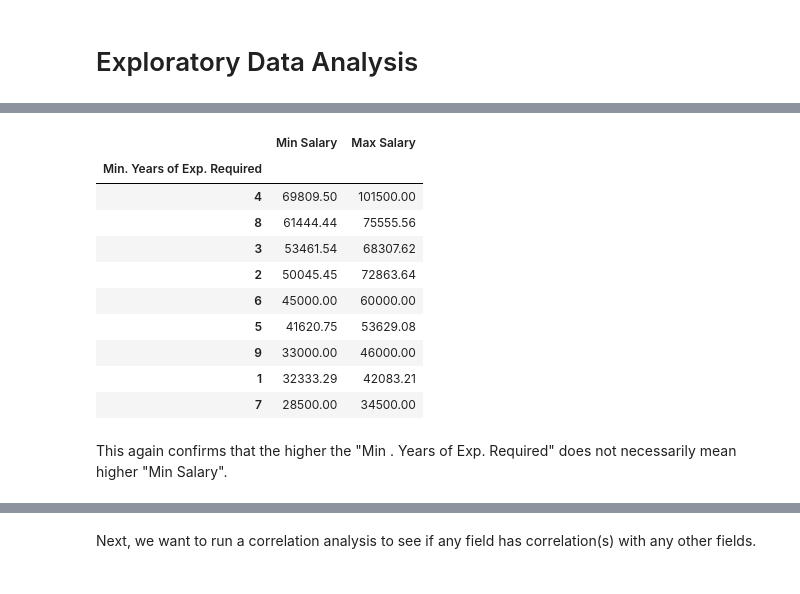
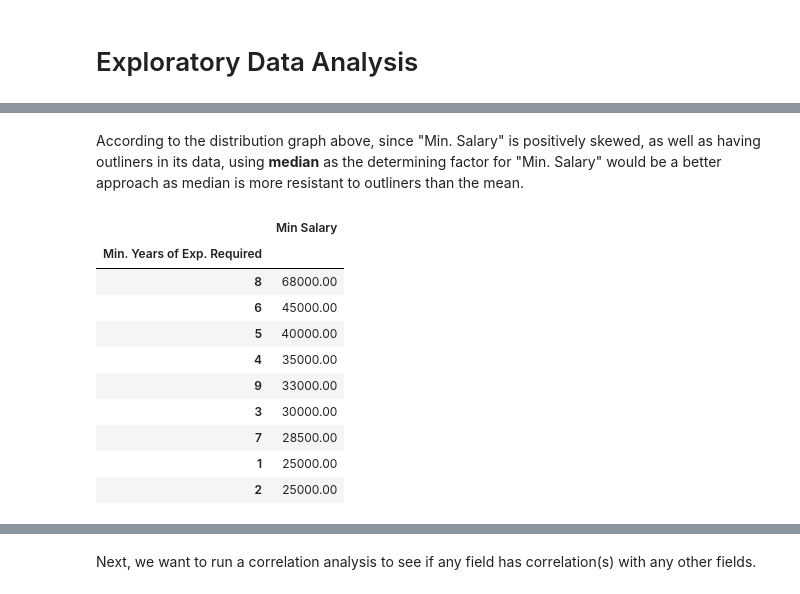
Before and after one commit to heiinhei911/job-insights, a Jupyter notebook: analysis.ipynb, the cells around one changed output, grey strips where cells are left out. Saved outputs shown, nothing was run; the diff lists cells and outputs as text; code cells hidden in the pictures.

```diff
--- a/analysis.ipynb
+++ b/analysis.ipynb
@@ -52,6 +53,9 @@ from pathlib import Path
 # Define constants
 INPUT_PATH = "./jobs/"
 OUTPUT_PATH = "./transformed/"
+
+# MATH CONSTANTS
+IQR_SCALE = 1.5
 # %%
 # Set the max no. of rows displayed to unlimited (useful when looking at the full dataframe)
 pd.set_option('display.max_rows', None)
@@ -643,8 +650,10 @@ array([ 34000,  19000,  40000,  50000,  60000, 700000,  45000,  32000,
 # %%
-# Boxplot of "Min. Years of Exp. Required" vs. "Min Salary"
+# Boxplot of "Min. Years of Exp. Required" vs. "Min Salary" with outliners removed
 df_yoe_min_salary = df_clean[["Min. Years of Exp. Required", "Min Salary"]]
-df_yoe_min_salary_nan_removed = df_yoe_min_salary[~(df_yoe_min_salary["Min Salary"]==0)].dropna()
+df_yoe_min_salary_nan_removed = df_yoe_min_salary[df_yoe_min_salary["Min Salary"]>0].dropna()
 
-sns.boxplot(x=df_yoe_min_salary_nan_removed["Min. Years of Exp. Required"], y=df_yoe_min_salary_nan_removed["Min Salary"], showfliers=False)
+sns.boxplot(x=df_yoe_min_salary_nan_removed["Min. Years of Exp. Required"], y=df_yoe_min_salary_nan_removed["Min Salary"], showmeans=True, meanprops={"markerfacecolor":"yellow", "markeredgecolor":"yellow"}, showfliers=False, color="lightgreen")
+
+sns.regplot(x=df_yoe_min_salary_nan_removed["Min. Years of Exp. Required"], y=df_yoe_min_salary_nan_removed["Min Salary"], scatter=False, truncate=False, color="red")
 # %% [output]
 <Axes: xlabel='Min. Years of Exp. Required', ylabel='Min Salary'>
@@ -682,0 +707,6 @@ df_cross_career_levels[df_cross_career_levels["Title"].str.contains("Senior")&((
+# %%
+# Mean of "Min. Salary" vs. "Min. Years of Exp. Required" with outliners removed
+df_yoe_min_salary_outliners_removed = df_yoe_min_salary_nan_removed[np.abs(stats.zscore((df_yoe_min_salary_nan_removed["Min Salary"]))) < IQR_SCALE].dropna()
+
+sns.barplot(x=df_yoe_min_salary_outliners_removed["Min. Years of Exp. Required"], y=df_yoe_min_salary_outliners_removed["Min Salary"], color="lightgreen")
+sns.regplot(x=df_yoe_min_salary_outliners_removed["Min. Years of Exp. Required"], y=df_yoe_min_salary_outliners_removed["Min Salary"], scatter=False, truncate=False, color="red")
@@ -683,18 +726,17 @@ df_cross_career_levels[df_cross_career_levels["Title"].str.contains("Senior")&((
+# %% [markdown]
+According to the distribution graph above, since "Min. Salary" is positively skewed, as well as having outliners in its data, using __median__ as the determining factor for "Min. Salary" would be a better approach as median is more resistant to outliners than the mean.
 # %%
-# Inspect the mean of "Min Salary" and "Max Salary" against "Min. Years of Exp. Required"
-df_yoe_salary_min_max = df_clean[["Min. Years of Exp. Required", "Min Salary", "Max Salary"]].dropna()[(df_clean["Min Salary"]>0)&(df_clean["Max Salary"]>0)]
-df_yoe_salary_min_max.groupby("Min. Years of Exp. Required").mean().sort_values("Min Salary", ascending=False)
+# Actual numbers of the medians of "Min Salary" (and "Max Salary") vs. "Min. Years of Exp. Required"
+df_yoe_min_salary_outliners_removed.groupby("Min. Years of Exp. Required").median().sort_values("Min Salary", ascending=False)
 # %% [output]
-|  | Min Salary | Max Salary |
-| Min. Years of Exp. Required |  |  |
-| 4 | 69809.50 | 101500.00 |
-| 8 | 61444.44 | 75555.56 |
-| 3 | 53461.54 | 68307.62 |
-| 2 | 50045.45 | 72863.64 |
-| 6 | 45000.00 | 60000.00 |
-| 5 | 41620.75 | 53629.08 |
-| 9 | 33000.00 | 46000.00 |
-| 1 | 32333.29 | 42083.21 |
-| 7 | 28500.00 | 34500.00 |
+|  | Min Salary |
+| Min. Years of Exp. Required |  |
+| 8 | 68000.00 |
+| 6 | 45000.00 |
+| 5 | 40000.00 |
+| 4 | 35000.00 |
+| 9 | 33000.00 |
+| 3 | 30000.00 |
+| 7 | 28500.00 |
+| 1 | 25000.00 |
+| 2 | 25000.00 |
-# %% [markdown]
-This again confirms that the higher the "Min . Years of Exp. Required" does not necessarily mean higher "Min Salary".
```
Also changed, not shown: parts of 34 cells of this notebook.
